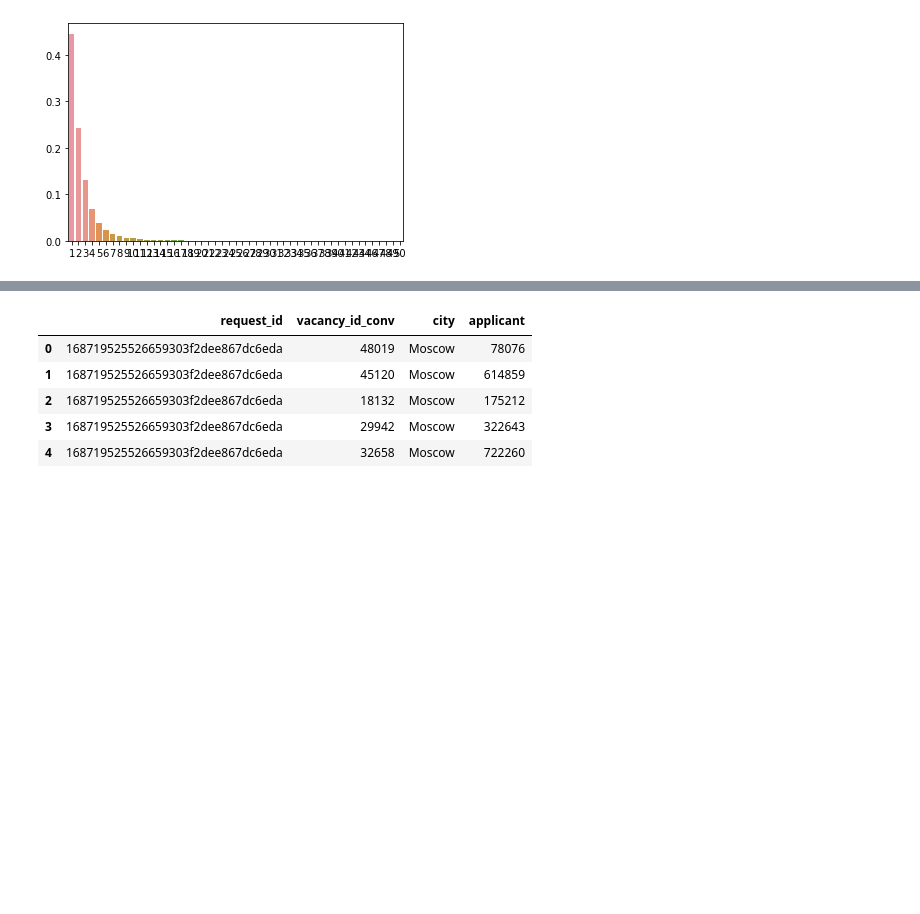
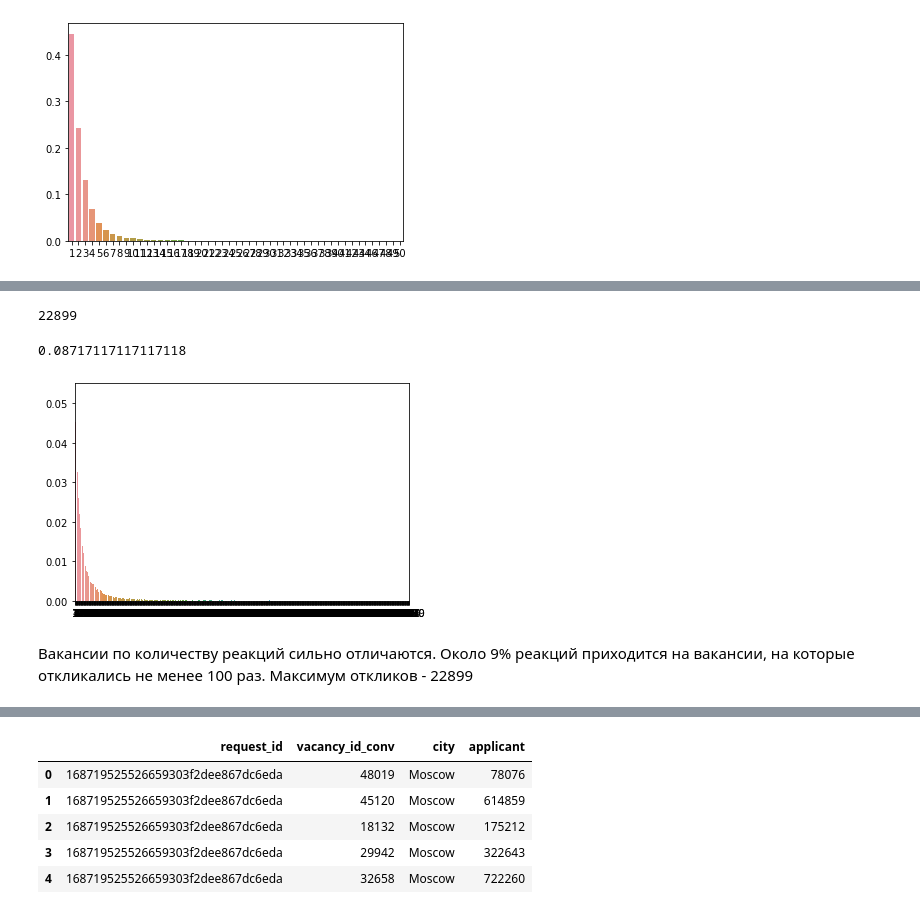
Before and after one commit to gbrs/career_path_analytics_2023, a Jupyter notebook: eda.ipynb, the cells around one changed output, grey strips where cells are left out. Cells and saved outputs as stored; diff of their text form; code cells hidden in the pictures; blank space fills up the shorter version.

```diff
--- a/eda.ipynb
+++ b/eda.ipynb
@@ -284,0 +302,3 @@ sns.barplot(y=request_id_freq.values, x=request_id_freq.index);
+# %%
+vacancy_id_conv_freq = serps.groupby('vacancy_id_conv').count().city.value_counts(normalize=True)
+vacancy_id_conv_freq.head(10)
@@ -284,0 +317,14 @@ sns.barplot(y=request_id_freq.values, x=request_id_freq.index);
+# %%
+vacancy_id_conv_freq.index.max()
+# %% [output]
+22899
+# %%
+vacancy_id_conv_freq[100:].sum()
+# %% [output]
+0.08717117117117118
+# %%
+sns.barplot(y=vacancy_id_conv_freq.values, x=vacancy_id_conv_freq.index);
+# %% [output]
+[figure, added]
+# %% [markdown]
+Вакансии по количеству реакций сильно отличаются. Около 9% реакций приходится на вакансии, на которые откликались не менее 100 раз. Максимум откликов - 22899
```
Also changed, not shown: parts of 17 cells of this notebook.
